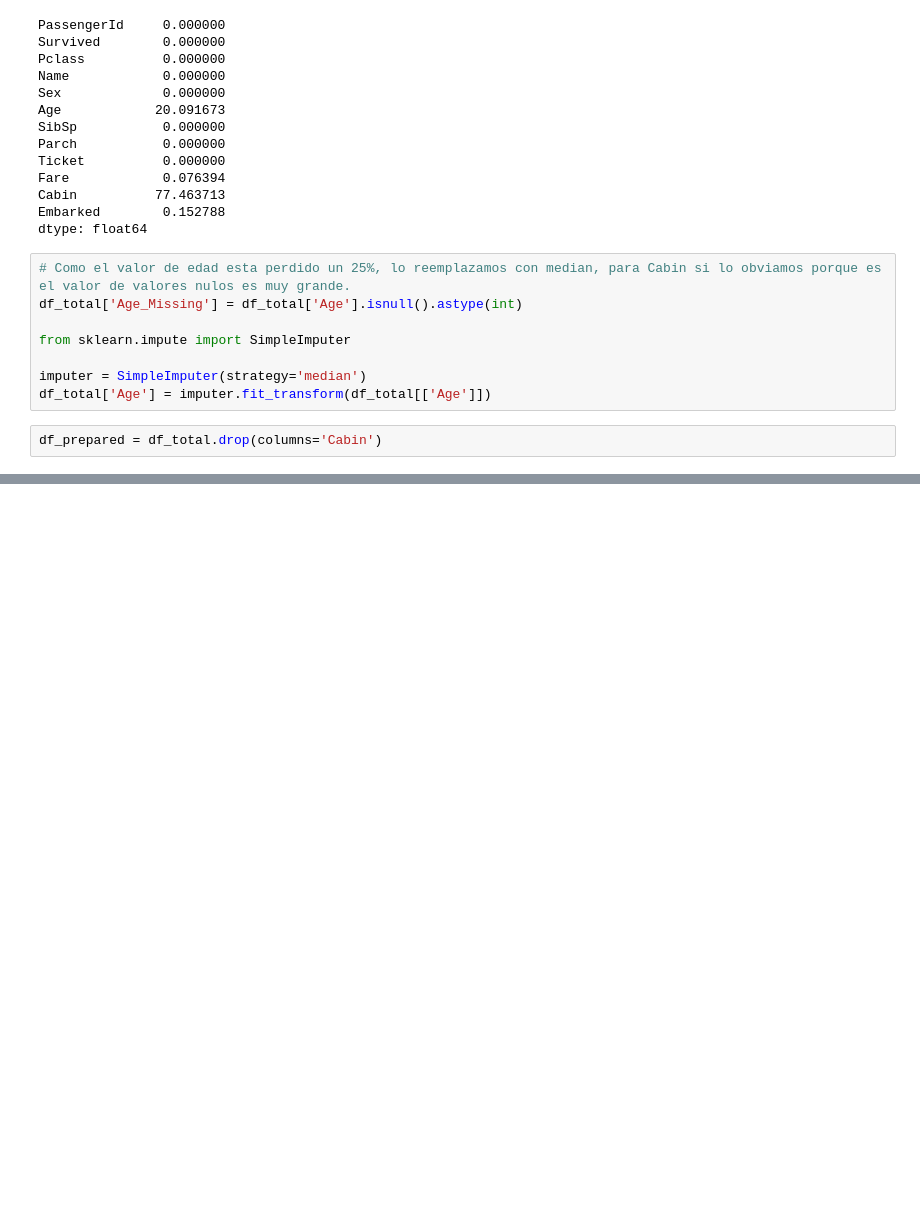
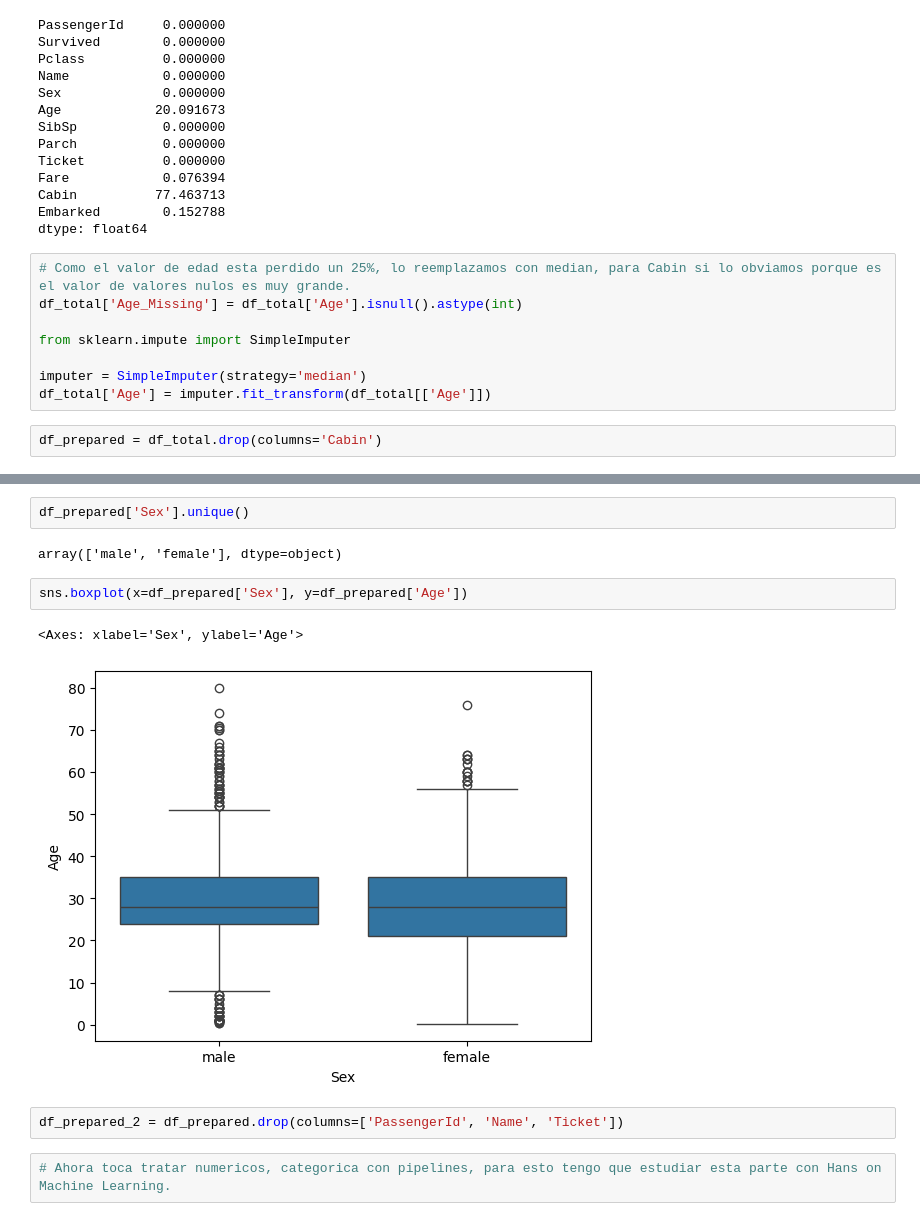
Before and after one commit to jchiroques/streamlit_project_1, a Jupyter notebook: notebooks/entendimiento.ipynb, the cells around one changed output, grey strips where cells are left out. Drawn from its saved outputs; the diff is of its cells as text; blank space fills up the shorter version.

Commit message:
feat(eda): Segunda parte del analisis eda

```diff
--- a/notebooks/entendimiento.ipynb
+++ b/notebooks/entendimiento.ipynb
@@ -83,0 +100,13 @@ plt.show()
+# %%
+df_prepared['Sex'].unique()
+# %% [output]
+array(['male', 'female'], dtype=object)
+# %%
+sns.boxplot(x=df_prepared['Sex'], y=df_prepared['Age'])
+# %% [output]
+<Axes: xlabel='Sex', ylabel='Age'>
+[figure, added]
+# %%
+df_prepared_2 = df_prepared.drop(columns=['PassengerId', 'Name', 'Ticket'])
+# %%
+# Ahora toca tratar numericos, categorica con pipelines, para esto tengo que estudiar esta parte con Hans on Machine Learning.
```
Also changed, not shown: parts of 2 cells of this notebook.
